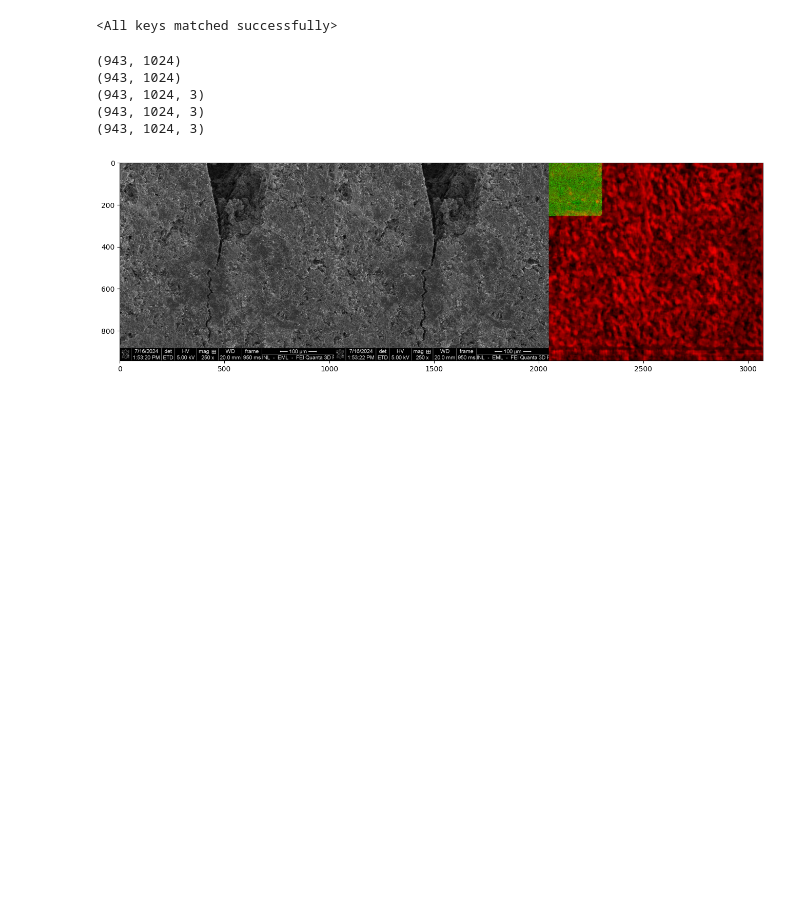
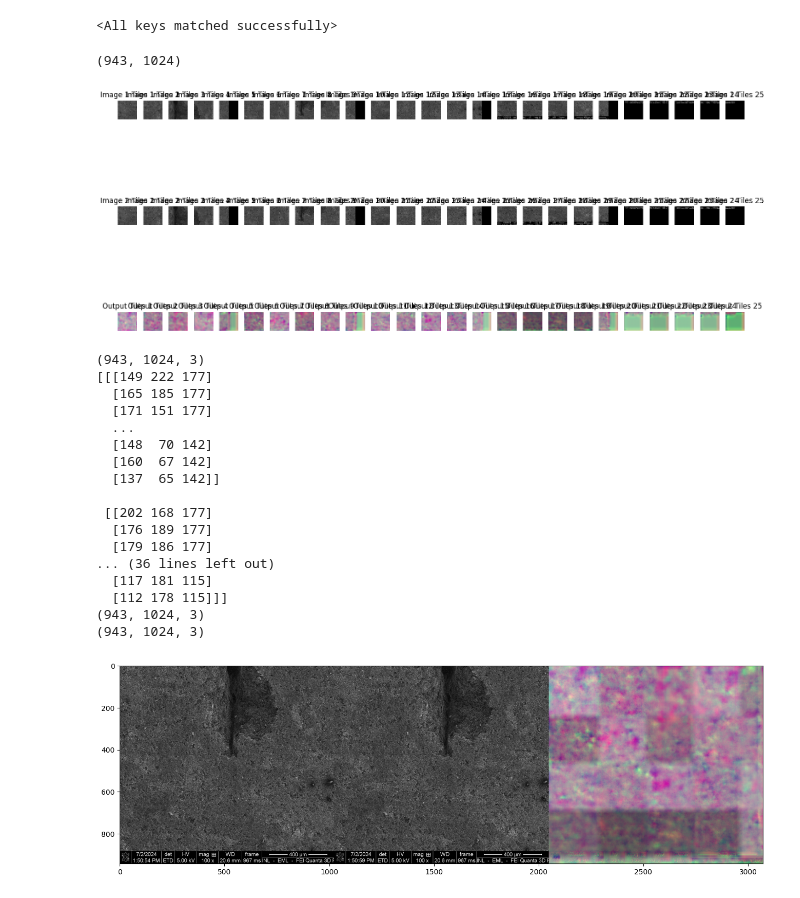
Before and after one commit to OSU-Enhancing-Deformation-Analysis/CNN-motion-model, a Jupyter notebook: stich.ipynb, the cells around one changed output. Drawn from its saved outputs; the diff is of its cells as text; code cells hidden in the pictures; blank space fills up the shorter version.

Commit message:
new predictions stitches

```diff
--- a/stich.ipynb
+++ b/stich.ipynb
@@ -201,9 +465,11 @@ MotionVectorRegressionNetwork(
 # %%
 # testin gthe model
 
-MODEL_FILE = "model2/tx7.pth"
+MODEL_FILE = "model_files/batch-m4-combo.pth"
 
-model = MotionVectorRegressionNetwork().to(device)
+# model = MotionVectorRegressionNetwork().to(device)
+# model = MotionVectorRegressionNetworkWithWarping().to(device)
+model = ComboMotionVectorRegressionNetwork(input_images=2).to(device)
 model.load_state_dict(torch.load(MODEL_FILE, weights_only=True))
 # %% [output]
 <All keys matched successfully>
@@ -222,8 +532,9 @@ def create_tiles(image: np.ndarray) -> List[Tile]:
     height, width = image.shape
     tiles = []
 
-    for y in range(0, height - overlap, size - overlap):
-        for x in range(0, width - overlap, size - overlap):
+    for y in range(0, height, size - overlap):
+        for x in range(0, width, size - overlap):
+
             # Calculate tile boundaries
             y_end = min(y + size, height)
             x_end = min(x + size, width)
@@ -291,7 +609,7 @@ model.eval()
 # print(sequence_arrays)
 # sequence_array[sequence_name][tile index][time index]
 
-sequence_name = 'g78'
+sequence_name = 'g56'
 mum_tiles = 41
 # frames = [72, 73]
 # num_tiles = len(sequence_arrays[sequence_name].keys())
@@ -328,93 +646,93 @@ print(image1.shape)
 image1_tiles = create_tiles(image1)
 image2_tiles = create_tiles(image2)
 
-out_tilesx = []
-out_tilesy = []
+out_tiles = []
 with torch.no_grad():
-    for i, tile1 in enumerate(image1_tiles):
+    for tile1, tile2 in zip(image1_tiles, image2_tiles):
         tile_position = tile1.position
-
-        tile2 = image2_tiles[0]
-        for tmptile in image2_tiles:
-            if tile_position == tile2.position:
-                tile2 = tmptile
-                break
 
         stacked = np.stack([tile1.data, tile2.data], axis=0)
         # print(stacked.shape)
 
         batch = torch.from_numpy(np.array([stacked])).float().to(device)
         pred = model(batch)
+        # print(batch.shape)
         # print(pred.shape)
 
         converted_pred = pred[0].cpu().numpy()
-        # converted_pred = np.vstack((converted_pred, np.zeros((1, converted_pred.shape[1], converted_pred.shape[2]))))
-        converted_predx = converted_pred[0]
-        converted_predx = (converted_predx - converted_predx.min()) / (converted_predx.max() - converted_predx.min())
-        converted_predx = converted_predx * 256
+        converted_pred = np.vstack((converted_pred, np.zeros((1, converted_pred.shape[1], converted_pred.shape[2]))))
+        converted_pred = np.transpose(converted_pred, (1, 2, 0))
+        converted_pred = (converted_pred - converted_pred.min()) / (converted_pred.max() - converted_pred.min()) * 255
 
-        converted_predy = converted_pred[1]
-        converted_predy = (converted_predy - converted_predy.min()) / (converted_predy.max() - converted_predy.min())
-        converted_predy = converted_predy * 256
+        out_tiles.append(Tile(data=converted_pred, position=tile1.position, size=tile1.size, overlap=tile1.overlap))
 
-        out_tilesx.append(Tile(data=converted_predx, position=tile1.position, size=tile1.size, overlap=tile1.overlap))
-        out_tilesy.append(Tile(data=converted_predy, position=tile2.position, size=tile2.size, overlap=tile2.overlap))
+out_stiched = stitch_tiles(out_tiles, image1.shape)
+plot_tiles(image1_tiles, image2_tiles, out_tiles, image1.shape)
 
-out_stichedx = stitch_tiles(out_tilesx, image1.shape)
-out_stichedy = stitch_tiles(out_tilesy, image2.shape)
 
-print(out_stichedx.shape)
-
-out_st = np.stack((out_stichedx, out_stichedy, np.zeros(out_stichedx.shape)))
-out_st = np.transpose(out_st, (1, 2, 0))
+print(out_stiched.shape)
 
 image1 = np.array((image1,) * 3)
 image1 = np.transpose(image1, (1, 2, 0))
 image2 = np.array((image2,) * 3)
 image2 = np.transpose(image2, (1, 2, 0))
 
-print(out_st.shape)
+print(out_stiched)
 print(image1.shape)
 print(image2.shape)
 
-combined = np.hstack((image1, image2, out_st)).astype(np.uint8)
+combined = np.hstack((image1, image2, out_stiched)).astype(np.uint8)
 
 plt.figure(figsize=(20, 5))
 plt.imshow(combined)
 plt.show()
 
 # base_image = np.array(Image.open(base_image_path))
 # next_time = np.array(Image.open(next_time_path))
 
 # with torch.no_grad():
 #     X = torch.from_numpy(np.array([base_image, next_time])).float()
 #     X = X.unsqueeze(0)
 #     X = X.to(device)
 #     pred = model(X)
 
 #     converted_pred = pred[0].cpu().numpy()
 #     converted_pred = np.vstack((converted_pred, np.zeros((1, converted_pred.shape[1], converted_pred.shape[2]))))
 #     converted_pred = np.transpose(converted_pred, (1, 2, 0))
 #     converted_pred = (converted_pred - converted_pred.min()) / (converted_pred.max() - converted_pred.min())
 
 #     base_image = np.array((X[0, 0].cpu().numpy(),)*3)
 #     base_image = np.transpose(base_image, (1, 2, 0))
 #     next_time = np.array((X[0, 1].cpu().numpy(),)*3)
 #     next_time = np.transpose(next_time, (1, 2, 0))
 #     combined = np.hstack((base_image, next_time, converted_pred * 256)).astype(np.uint8)
 
 #     print(combined.min(),combined.max())
 
 #     plt.figure(figsize=(20, 5))
 #     plt.imshow(combined)
 #     plt.show()
 # %% [output]
 (943, 1024)
-(943, 1024)
-(943, 1024, 3)
-(943, 1024, 3)
-(943, 1024, 3)
-[figure, old version]
+[figure, new version]
+(943, 1024, 3)
+[[[149 222 177]
+  [165 185 177]
+  [171 151 177]
+  ...
+  [148  70 142]
+  [160  67 142]
+  [137  65 142]]
+
+ [[202 168 177]
+  [176 189 177]
+  [179 186 177]
+... (36 lines left out)
+  [117 181 115]
+  [112 178 115]]]
+(943, 1024, 3)
+(943, 1024, 3)
+[figure, added]
 # %%
 import torch
 import numpy as np
```
Also changed, not shown: parts of 9 cells of this notebook, 15 other files.
